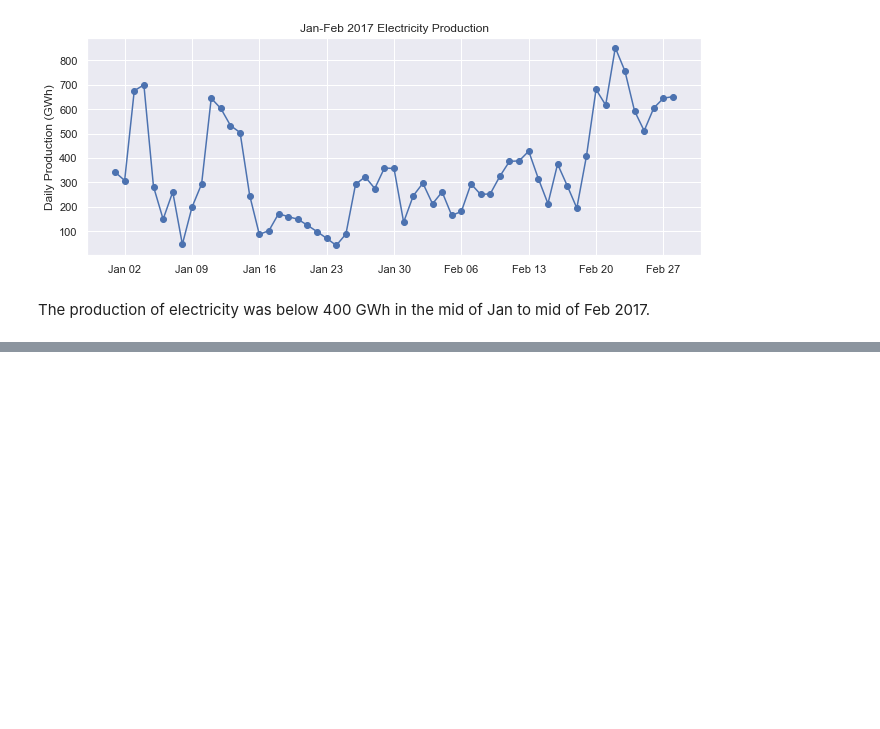
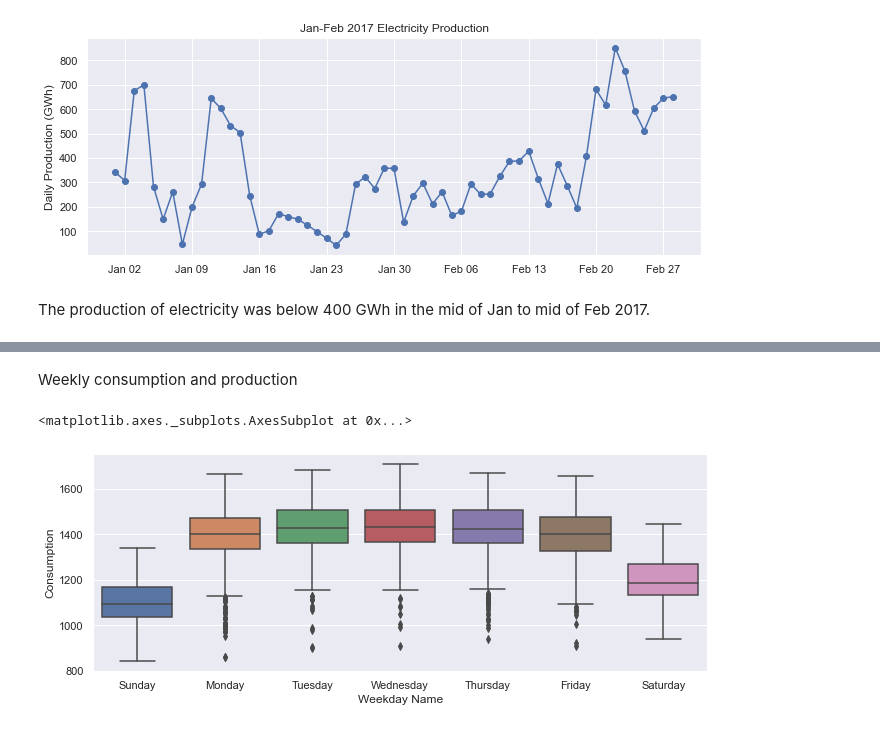
Before and after one commit to adili0505/Demo, a Jupyter notebook: demo_time_series.ipynb, the cells around one changed output, grey strips where cells are left out. Saved outputs shown, nothing was run; the diff lists cells and outputs as text; code cells hidden in the pictures; blank space fills up the shorter version.

```diff
--- a/demo_time_series.ipynb
+++ b/demo_time_series.ipynb
@@ -196,0 +209,7 @@ The production of electricity was below 400 GWh in the mid of Jan to mid of Feb
+# %% [markdown]
+Weekly consumption and production
+# %%
+sns.boxplot(data=opsd_daily, x='Weekday Name', y='Consumption')
+# %% [output]
+<matplotlib.axes._subplots.AxesSubplot at 0x...>
+[figure, added]
```
Also changed, not shown: parts of 24 cells of this notebook.
